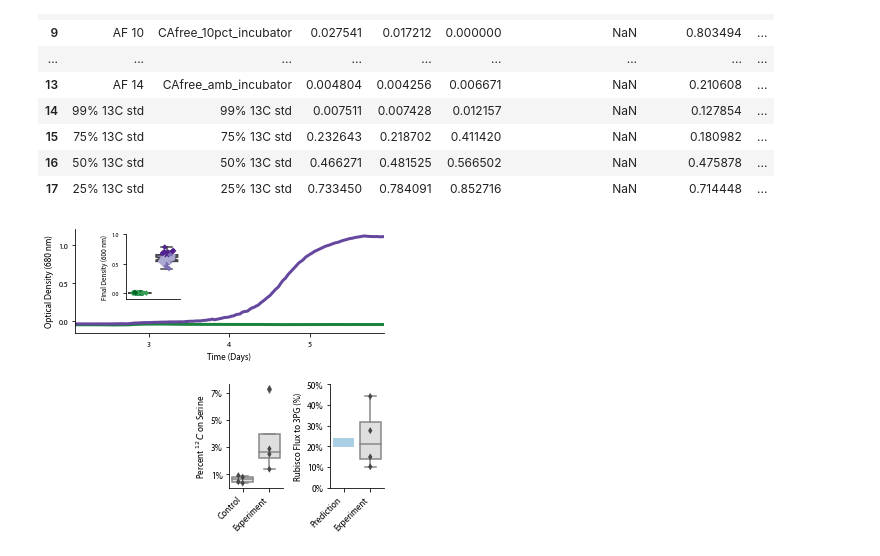
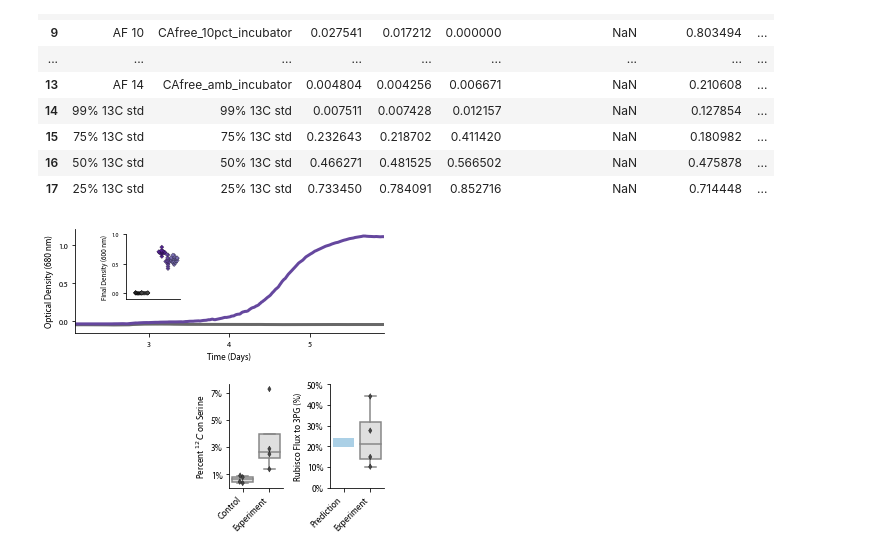
Before and after one commit to flamholz/carboxecoli, a Jupyter notebook: notebooks/Figure 3 merged.ipynb, the cells around one changed output. Saved outputs shown, nothing was run; the diff lists cells and outputs as text; code cells hidden in the pictures.

Commit message:
updates to plotting

```diff
--- a/notebooks/Figure 3 merged.ipynb
+++ b/notebooks/Figure 3 merged.ipynb
@@ -31,7 +31,7 @@ bioreactor_mapping = {'recon.1': 'od-sensors-1.od-680 ',
 
 # Which ones to plot and colors for them.
 bioreactor_names2plot = {'recon.4': purples[-2],
-                         'lsPrk.3': greens[-2]}
+                         'lsPrk.3': greys[-3]}
 # %%
 # Endpoint data from 08/31/19 spark experiment. Produced from continuous data, endpoint is 80h.
 spark_endpoint_df = pd.read_csv('data/fig3/083119_CCMB1_ambient_OD80hrs_spark_blanked.csv', index_col=0, skipinitialspace=True)
@@ -44,9 +44,9 @@ neg_exp = [c for c in all_names if c.startswith('ls')]
 
 # Colors to use for the spark endpoint data
 replicates_palette = {}
-replicates_palette.update([(n, greys[-2*i-1]) for i, n in enumerate(neg)])
-replicates_palette.update([(n, greens[-2*i-1]) for i, n in enumerate(neg_exp)])
-replicates_palette.update([(n, purples[-2*i-1]) for i, n in enumerate(exp)])
+replicates_palette.update([(n, greys[-1*i-1]) for i, n in enumerate(neg)])
+replicates_palette.update([(n, greys[-1*i-1]) for i, n in enumerate(neg_exp)])
+replicates_palette.update([(n, purples[-1*i-1]) for i, n in enumerate(exp)])
 # %%
 # Load precomputed flux predictions via pFBA
 flux_prediction_df = pd.read_csv('data/FBA/ccmb1_fluxes.csv')
@@ -112,15 +112,17 @@ axins = inset_axes(ax0, width=0.75, height=0.9, loc=2,
                    bbox_transform=ax0.transAxes)
 
 
-pal = {'Full CCM': purples[-3], 'Rub. alone': greens[-3], 'Neg.': greys[-3]}
-sns.boxplot(data=spark_endpoint_df, x='sample', y='OD', order=('Rub. alone', 'Full CCM'), ax=axins,
-            whis=np.inf, palette=pal, notch=True)
-sns.stripplot(data=spark_endpoint_df, x='sample', y='OD', order=('Rub. alone', 'Full CCM'), ax=axins,
-              palette=replicates_palette, size=4, hue='replicate', jitter=0.25, marker='D', edgecolor='black')
+pal = {'Full CCM': greys[-3], 'Rub. alone': greys[-3]}
+sns.swarmplot(data=spark_endpoint_df, x='sample', y='OD', order=('Rub. alone', 'Full CCM'), ax=axins,
+              palette=replicates_palette, size=3, hue='replicate', dodge=True, marker='D', edgecolor='k', linewidth=0.2)
+#sns.boxplot(data=spark_endpoint_df, x='sample', y='OD', order=('Rub. alone', 'Full CCM'), ax=axins,
+#            whis=np.inf, palette=pal, notch=True, zorder=10)
+
 
 plt.legend().set_visible(False)
 
 plt.ylim(-0.1, 1.0)
+plt.xlim(0, 1.0)
 plt.xticks([])
 plt.yticks(np.arange(0.0, 1.01, 0.5), fontsize=6)
 plt.ylabel('Final Density (600 nm)', fontsize=7)
@@ -129,8 +131,9 @@ sns.despine(ax=axins)
 
 # plot %12C on serine
 ax1 = fig.add_subplot(gs[1, 1])
-sns.boxplot(data=flux_inference_df, x='sample_name', y='ser_pct12c', order=['CAfree_bioreactor', 'CCMB1_bioreactor'], ax=ax1, color=greys[1])
-sns.swarmplot(data=flux_inference_df, x='sample_name', y='ser_pct12c', order=['CAfree_bioreactor', 'CCMB1_bioreactor'], ax=ax1, color=greys[-2], marker='d')
+sns.boxplot(data=flux_inference_df, x='sample_name', y='ser_pct12c', order=['CAfree_bioreactor', 'CCMB1_bioreactor'], ax=ax1, color=greys[1], showfliers=False)
+sns.swarmplot(data=flux_inference_df, x='sample_name', y='ser_pct12c', order=['CAfree_bioreactor', 'CCMB1_bioreactor'], ax=ax1, color=greys[-2], marker='d',
+              size=4, edgecolor='k', linewidth=0.3)
 
 yticks = np.arange(1, 7.1, 2)
 plt.yticks(yticks, ['%d%%' % y for y in yticks], fontsize=9)
@@ -141,32 +144,33 @@ sns.despine(ax=ax1)
 
 # Estimated flux through rubisco as compared to FBA predictions
 ax2 = fig.add_subplot(gs[1, 2])
 
 inferred_rub_flux = (flux_inference_df[flux_inference_df.sample_name == 'CCMB1_bioreactor'].rel_rubisco_3PG_flux*100).values.tolist()
 n_exps = len(inferred_rub_flux)
 
 # TODO - actually use prediction here.
 width = 0.8
 xy = (-width/2, rub_pct_range[0])
 height = rub_pct_range[1] - rub_pct_range[0]
 fba_rect = plt.Rectangle(xy, width, height, facecolor=blues[2])
 ax2.add_patch(fba_rect)
 
 sns.boxplot(x=[1]*n_exps, y=inferred_rub_flux, order=[0, 1], ax=ax2, color=greys[1])
-sns.swarmplot(x=[1]*n_exps, y=inferred_rub_flux, order=[0, 1], ax=ax2, color=greys[-2], marker='d')
+sns.swarmplot(x=[1]*n_exps, y=inferred_rub_flux, order=[0, 1], ax=ax2, color=greys[-2], marker='d',
+              size=4, edgecolor='k', linewidth=0.3)
 
 yticks = np.arange(0, 51, 10)
 plt.yticks(yticks, ['%d%%' % y for y in yticks], fontsize=9)
 plt.xticks([0, 1],['Prediction', 'Experiment'], fontsize=9, rotation=45, ha='right')
 ax2.set_ylabel('Rubisco Flux to 3PG (%)', fontsize=9)
 ax2.set_xlabel('')
 ax2.set_ylim(0, 50)
 ax2.set_xlim(-0.5, 1.5)
 sns.despine(ax=ax2)
 
 plt.tight_layout(h_pad=2)
 
 plt.savefig('fig3/fig3.png', dpi=600)
 plt.show()
 # %% [output]
-[figure, old version]
+[figure, new version]
```
Also changed, not shown: 1 other file.
